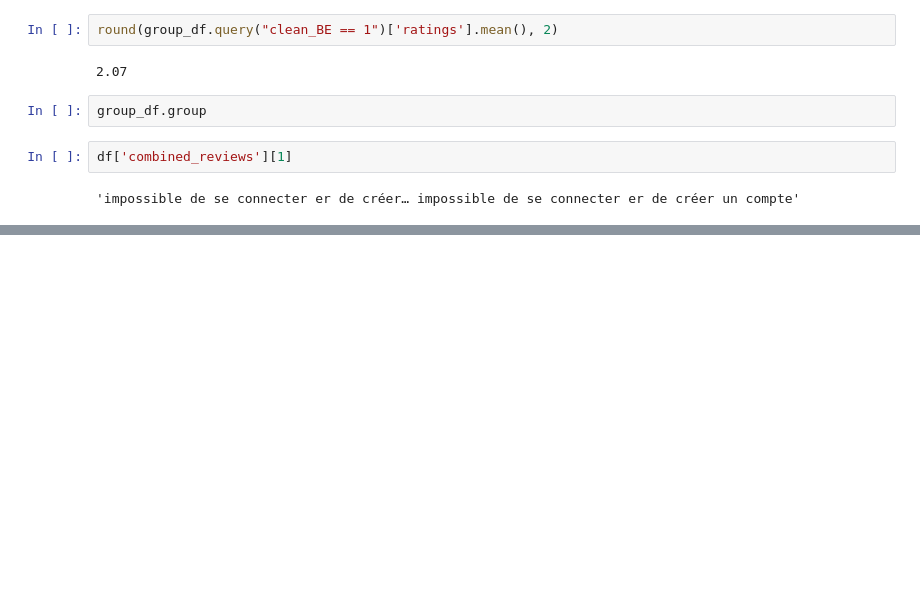
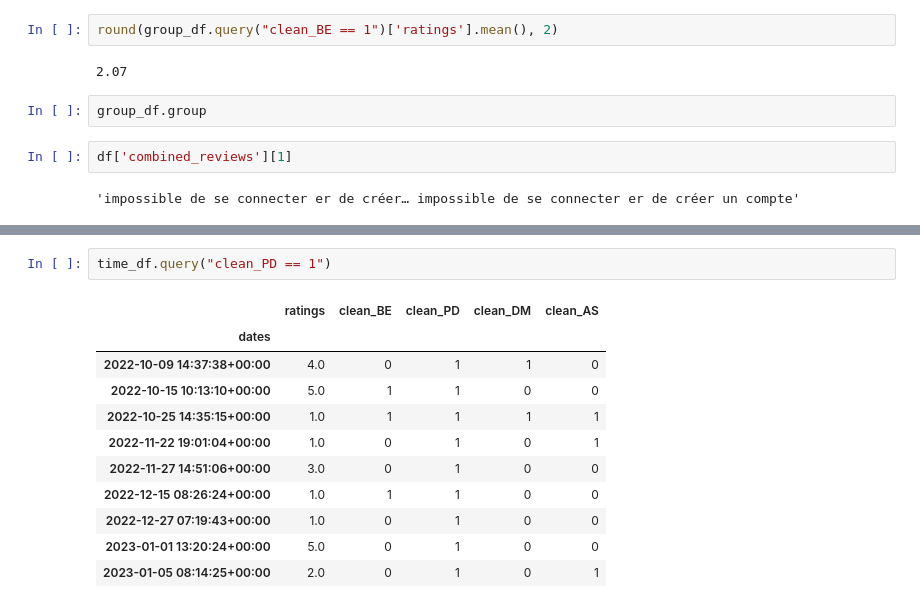
Before and after one commit to CarlOsito16/Hexamind, a Jupyter notebook: Clustering/Obj1_Dashboard/dashboard_1.ipynb, the cells around one changed output, grey strips where cells are left out. Drawn from its saved outputs; the diff is of its cells as text; blank space fills up the shorter version.

```diff
--- a/Clustering/Obj1_Dashboard/dashboard_1.ipynb
+++ b/Clustering/Obj1_Dashboard/dashboard_1.ipynb
@@ -246,0 +363,14 @@ df['combined_reviews'][1]
+# %%
+time_df.query("clean_PD == 1")
+# %% [output]
+|  | ratings | clean_BE | clean_PD | clean_DM | clean_AS |
+| dates |  |  |  |  |  |
+| 2022-10-09 14:37:38+00:00 | 4.0 | 0 | 1 | 1 | 0 |
+| 2022-10-15 10:13:10+00:00 | 5.0 | 1 | 1 | 0 | 0 |
+| 2022-10-25 14:35:15+00:00 | 1.0 | 1 | 1 | 1 | 1 |
+| 2022-11-22 19:01:04+00:00 | 1.0 | 0 | 1 | 0 | 1 |
+| 2022-11-27 14:51:06+00:00 | 3.0 | 0 | 1 | 0 | 0 |
+| 2022-12-15 08:26:24+00:00 | 1.0 | 1 | 1 | 0 | 0 |
+| 2022-12-27 07:19:43+00:00 | 1.0 | 0 | 1 | 0 | 0 |
+| 2023-01-01 13:20:24+00:00 | 5.0 | 0 | 1 | 0 | 0 |
+| 2023-01-05 08:14:25+00:00 | 2.0 | 0 | 1 | 0 | 1 |
```
Also changed, not shown: parts of 16 cells of this notebook, 3 other files.
